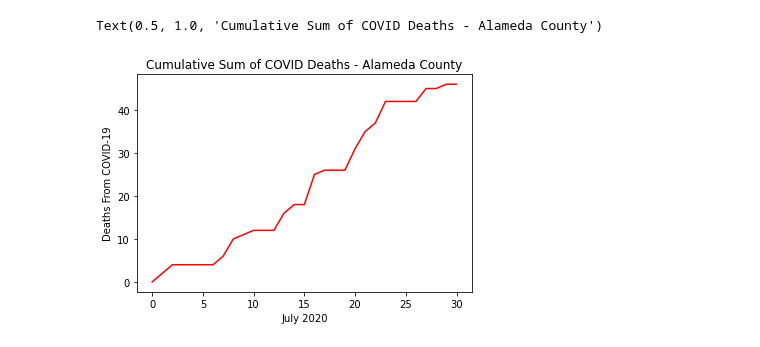
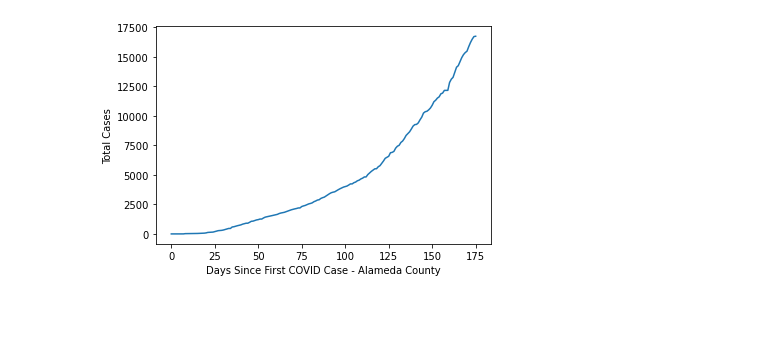
Before and after one commit to tahentx/pv_workbook, a Jupyter notebook: datascience/safegraph/alameda_county_tj.ipynb, the cells around one changed output. Saved outputs shown, nothing was run; the diff lists cells and outputs as text; code cells hidden in the pictures; blank space fills up the shorter version.

```diff
--- a/datascience/safegraph/alameda_county_tj.ipynb
+++ b/datascience/safegraph/alameda_county_tj.ipynb
@@ -53,10 +108,11 @@ Text(0.5, 0, 'July 2020')
-# %%
-plt.plot(list(range(0,len(deaths))),deaths.cumsum(),'r')
-plt.xlabel('July 2020')
-plt.ylabel('Deaths From COVID-19')
-plt.title('Cumulative Sum of COVID Deaths - Alameda County')
-# %% [output]
-Text(0.5, 1.0, 'Cumulative Sum of COVID Deaths - Alameda County')
-[figure, removed]
+# %%
+cases_all_year = pd.read_pickle('all_alameda_cases.pkl')
+# %%
+plt.plot(list(range(0,len(cases_all_year))),cases_all_year.cases)
+plt.xlabel('Days Since First COVID Case - Alameda County')
+plt.ylabel('Total Cases')
+plt.savefig('casestotal.jpg')
+# %% [output]
+[figure, added]
 # %%
 # %% [output]
```
Also changed, not shown: parts of 18 cells of this notebook.
